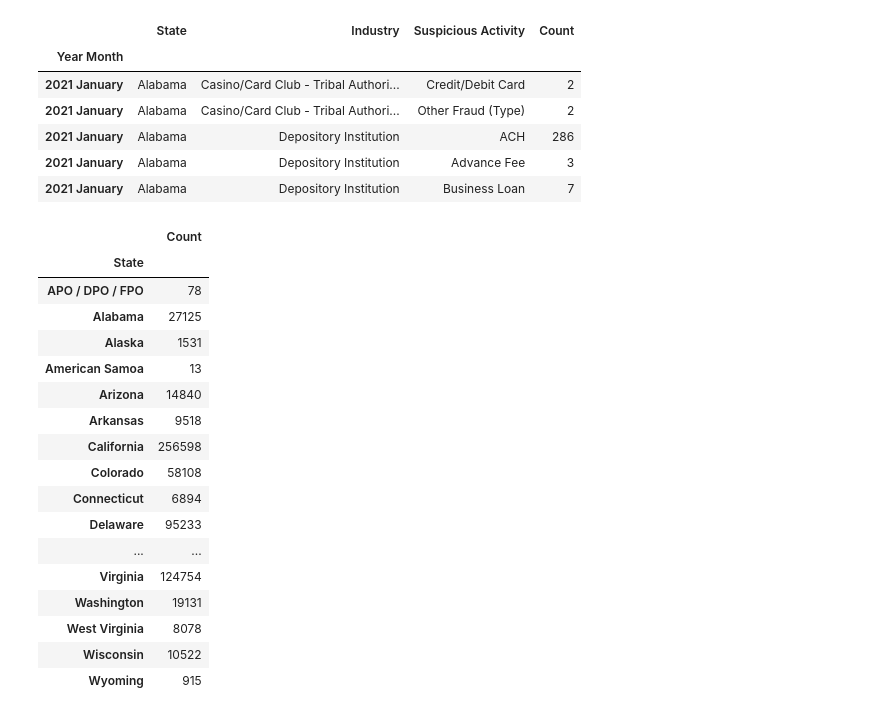
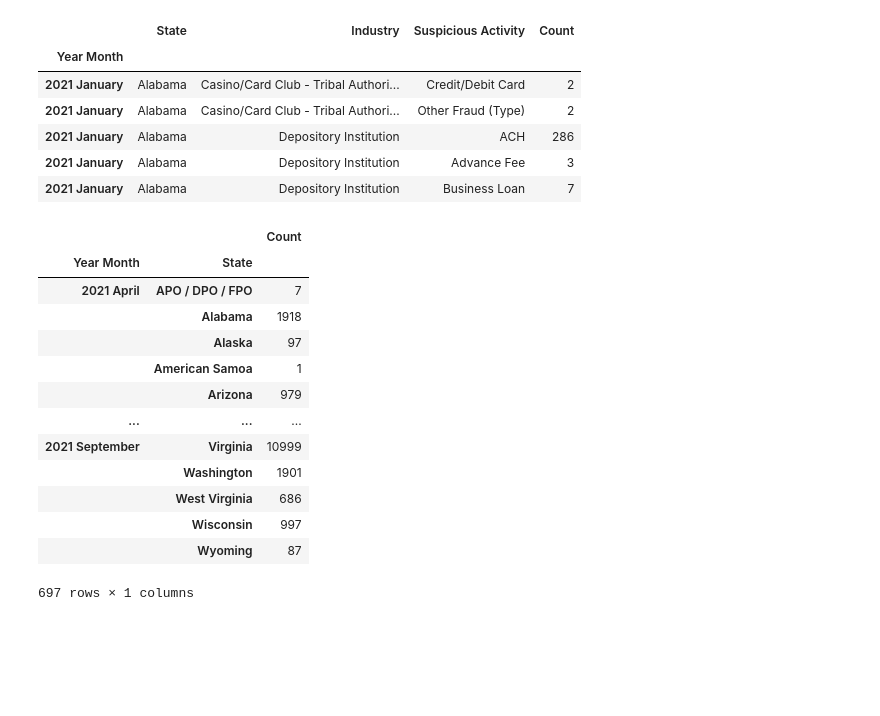
Before and after one commit to AkanSri/Project-1, a Jupyter notebook: Personal_Hakob/code_hakob.ipynb, the cells around one changed output. Drawn from its saved outputs; the diff is of its cells as text; code cells hidden in the pictures; blank space fills up the shorter version.

```diff
--- a/Personal_Hakob/code_hakob.ipynb
+++ b/Personal_Hakob/code_hakob.ipynb
@@ -37,26 +122,23 @@ csv_file.head()
 | 2021 January | Alabama | Depository Institution | Advance Fee | 3 |
 | 2021 January | Alabama | Depository Institution | Business Loan | 7 |
 # %%
-grouped_stats = csv_file[["State", "Count"]]
+csv_file = csv_file.reset_index()
+grouped_stats = csv_file[["Year Month", "State", "Count"]].copy()
 
-grouped_stats = grouped_stats.groupby("State").sum()
+grouped_stats = grouped_stats.groupby(["Year Month", "State"]).sum()
 grouped_stats
 # %% [output]
-|  | Count |
-| State |  |
-| APO / DPO / FPO | 78 |
-| Alabama | 27125 |
-| Alaska | 1531 |
-| American Samoa | 13 |
-| Arizona | 14840 |
-| Arkansas | 9518 |
-| California | 256598 |
-| Colorado | 58108 |
-| Connecticut | 6894 |
-| Delaware | 95233 |
-| ... | ... |
-| Virginia | 124754 |
-| Washington | 19131 |
-| West Virginia | 8078 |
-| Wisconsin | 10522 |
-| Wyoming | 915 |
+|  |  | Count |
+| Year Month | State |  |
+| 2021 April | APO / DPO / FPO | 7 |
+|  | Alabama | 1918 |
+|  | Alaska | 97 |
+|  | American Samoa | 1 |
+|  | Arizona | 979 |
+| ... | ... | ... |
+| 2021 September | Virginia | 10999 |
+|  | Washington | 1901 |
+|  | West Virginia | 686 |
+|  | Wisconsin | 997 |
+|  | Wyoming | 87 |
+697 rows × 1 columns
```
Also changed, not shown: parts of 9 cells of this notebook.
